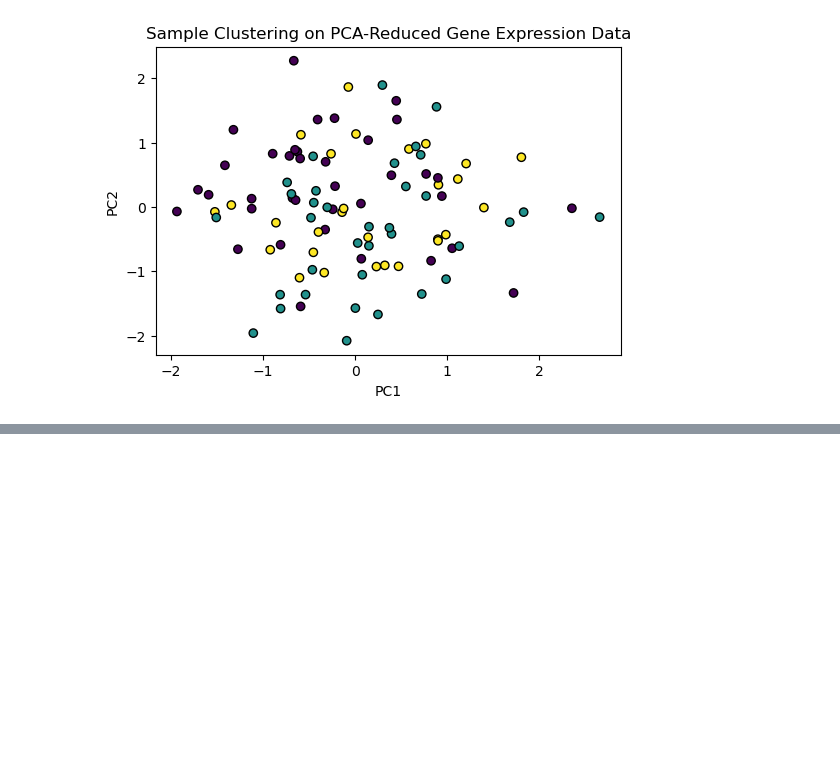
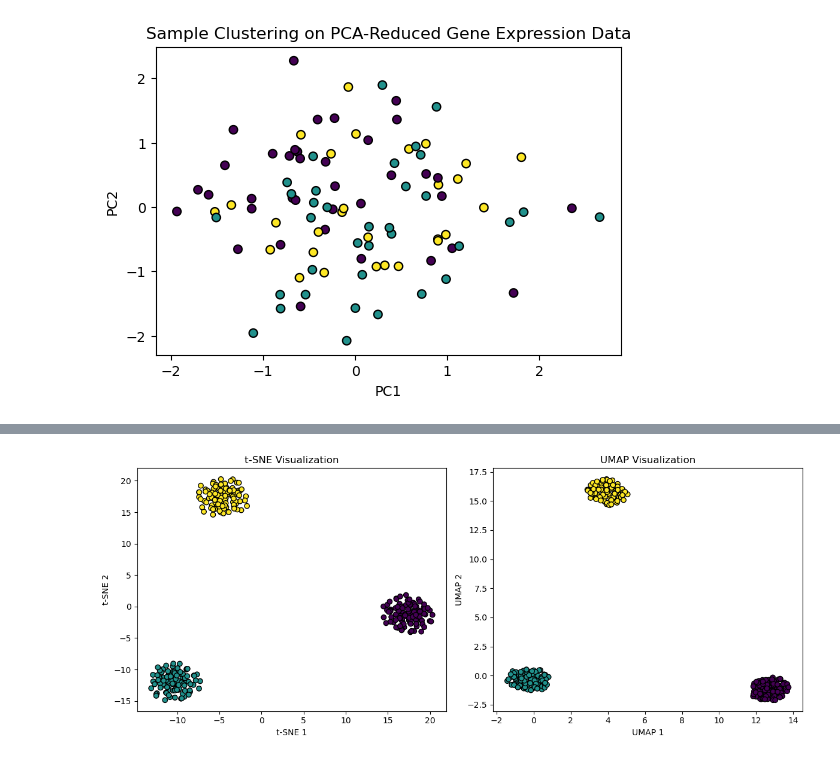
Before and after one commit to trinabh12/AI_ML_in_Biology_notes, a Jupyter notebook: practice.ipynb, the cells around one changed output, grey strips where cells are left out. Cells and saved outputs as stored; diff of their text form; code cells hidden in the pictures; blank space fills up the shorter version.

```diff
--- a/practice.ipynb
+++ b/practice.ipynb
@@ -74,3 +75,97 @@ plt.show()
 # %% [output]
 Explained variance ratio of top 2 PCs: 0.0394
 [figure]
+# %%
+from sklearn.datasets import make_blobs
+from sklearn.decomposition import PCA
+from sklearn.manifold import TSNE
+import umap.umap_ as umap
+
+import warnings
+warnings.filterwarnings("ignore")
+
+# ---------------------------------------------------
+# Simulating high-dimensional scRNA-Seq-like data
+# ---------------------------------------------------
+# 300 cells, 500 genes, 3 biological populations
+
+np.random.seed(42)
+
+X, true_labels = make_blobs(
+    n_samples=300,
+    n_features=500,
+    centers=3,
+    cluster_std=8.0,
+    random_state=42
+)
+
+# ---------------------------------------------------
+# Step 1: PCA preprocessing (common in scRNA-Seq)
+# ---------------------------------------------------
+# Reduce noise before applying t-SNE/UMAP
+
+pca = PCA(n_components=50)
+X_pca = pca.fit_transform(X)
+
+print(f"Variance retained after PCA: {sum(pca.explained_variance_ratio_):.4f}")
+
+# ---------------------------------------------------
+# Step 2: t-SNE dimensionality reduction
+# ---------------------------------------------------
+
+tsne = TSNE(
+    n_components=2,
+    perplexity=30,
+    random_state=42
+)
+
+X_tsne = tsne.fit_transform(X_pca)
+
+# ---------------------------------------------------
+# Step 3: UMAP dimensionality reduction
+# ---------------------------------------------------
+
+umap_model = umap.UMAP(
+    n_components=2,
+    n_neighbors=15,
+    min_dist=0.1,
+    random_state=42
+)
+
+X_umap = umap_model.fit_transform(X_pca)
+
+# ---------------------------------------------------
+# Visualization
+# ---------------------------------------------------
+
+fig, axes = plt.subplots(1, 2, figsize=(12, 5))
+
+# t-SNE Plot
+axes[0].scatter(
+    X_tsne[:, 0],
+    X_tsne[:, 1],
+    c=true_labels,
+    cmap='viridis',
+    edgecolors='k'
+)
+
+axes[0].set_title("t-SNE Visualization")
+axes[0].set_xlabel("t-SNE 1")
+axes[0].set_ylabel("t-SNE 2")
+
+# UMAP Plot
+axes[1].scatter(
+    X_umap[:, 0],
+    X_umap[:, 1],
+    c=true_labels,
+    cmap='viridis',
+    edgecolors='k'
+)
+
+axes[1].set_title("UMAP Visualization")
+axes[1].set_xlabel("UMAP 1")
+axes[1].set_ylabel("UMAP 2")
+
+plt.tight_layout()
+plt.show()
+# %% [output]
@@ -76,0 +173 @@ Explained variance ratio of top 2 PCs: 0.0394
+[figure, added]
```
Also changed, not shown: parts of 4 cells of this notebook.
